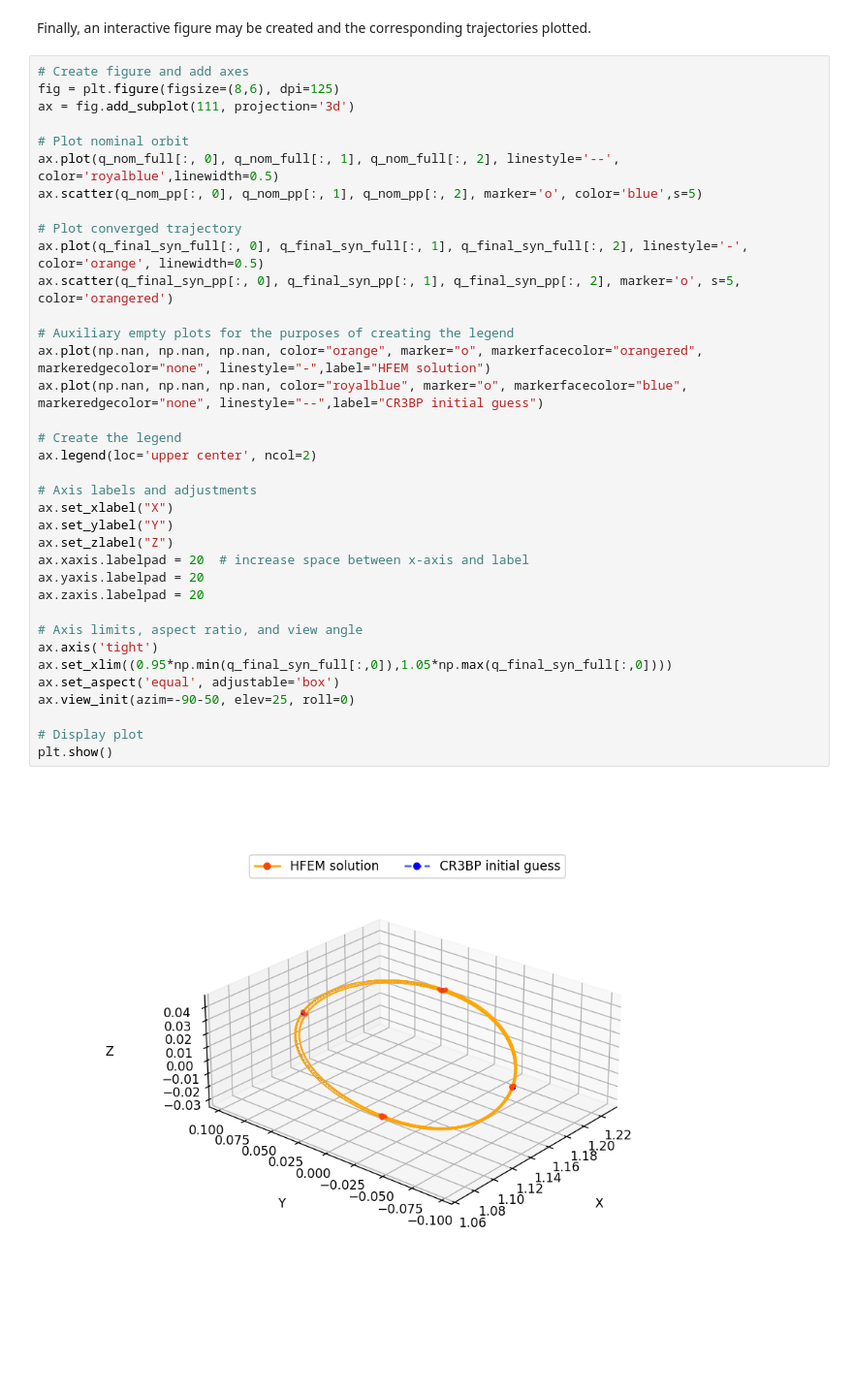
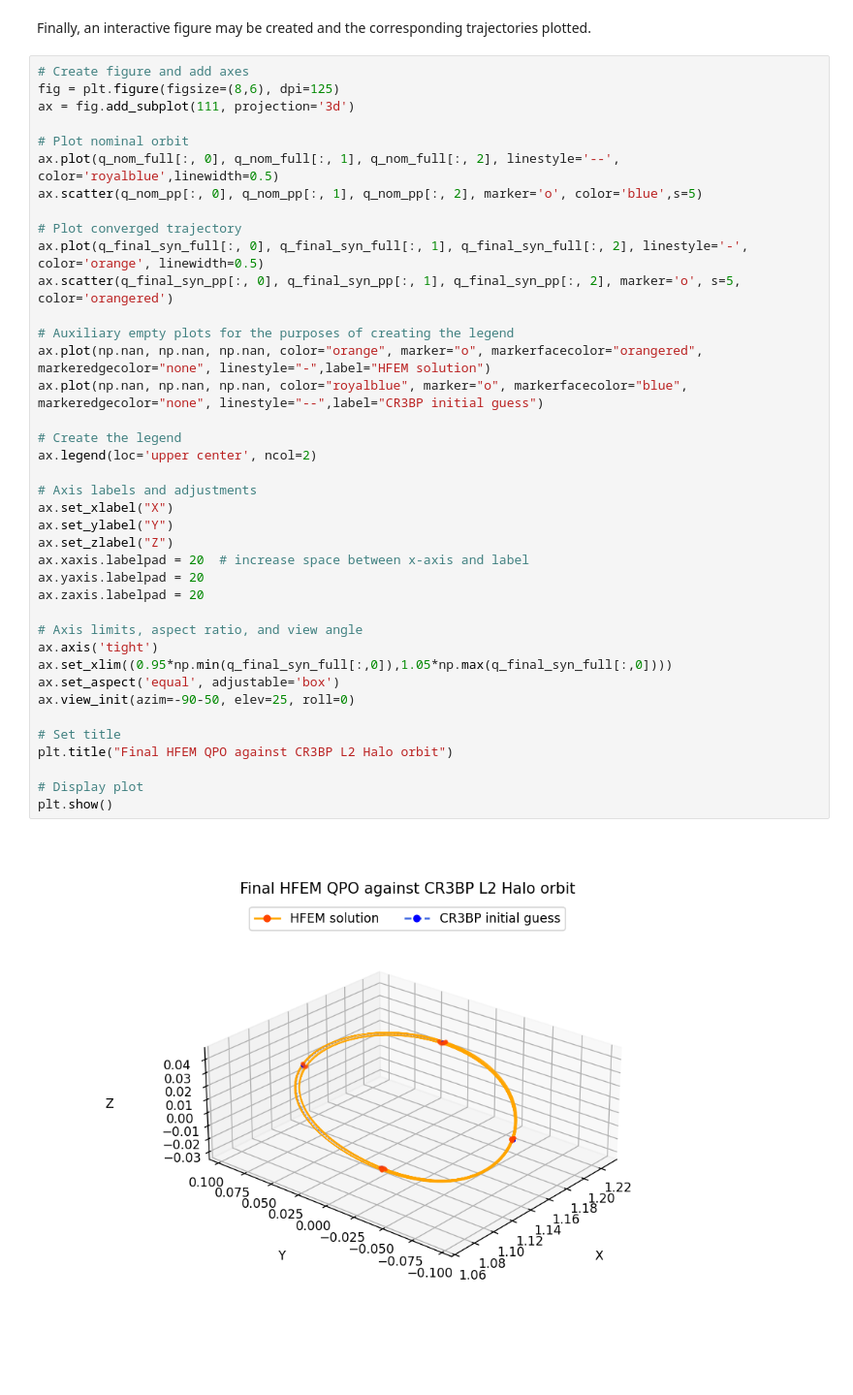
Before and after one commit to antonionunes12/LM_mwe, a Jupyter notebook: L2_Halo_QPO.ipynb, the cells around one changed output. Shown at 97% size. Drawn from its saved outputs; the diff is of its cells as text; blank space fills up the shorter version.

```diff
--- a/L2_Halo_QPO.ipynb
+++ b/L2_Halo_QPO.ipynb
@@ -680,31 +680,34 @@ ax.plot(q_nom_full[:, 0], q_nom_full[:, 1], q_nom_full[:, 2], linestyle='--', co
 ax.scatter(q_nom_pp[:, 0], q_nom_pp[:, 1], q_nom_pp[:, 2], marker='o', color='blue',s=5)
 
 # Plot converged trajectory
 ax.plot(q_final_syn_full[:, 0], q_final_syn_full[:, 1], q_final_syn_full[:, 2], linestyle='-', color='orange', linewidth=0.5)
 ax.scatter(q_final_syn_pp[:, 0], q_final_syn_pp[:, 1], q_final_syn_pp[:, 2], marker='o', s=5, color='orangered')
 
 # Auxiliary empty plots for the purposes of creating the legend
 ax.plot(np.nan, np.nan, np.nan, color="orange", marker="o", markerfacecolor="orangered", markeredgecolor="none", linestyle="-",label="HFEM solution")
 ax.plot(np.nan, np.nan, np.nan, color="royalblue", marker="o", markerfacecolor="blue", markeredgecolor="none", linestyle="--",label="CR3BP initial guess")
 
 # Create the legend
 ax.legend(loc='upper center', ncol=2)
 
 # Axis labels and adjustments
 ax.set_xlabel("X")
 ax.set_ylabel("Y")
 ax.set_zlabel("Z")
 ax.xaxis.labelpad = 20  # increase space between x-axis and label
 ax.yaxis.labelpad = 20
 ax.zaxis.labelpad = 20
 
 # Axis limits, aspect ratio, and view angle
 ax.axis('tight')
 ax.set_xlim((0.95*np.min(q_final_syn_full[:,0]),1.05*np.max(q_final_syn_full[:,0])))
 ax.set_aspect('equal', adjustable='box')
 ax.view_init(azim=-90-50, elev=25, roll=0)
 
+# Set title
+plt.title("Final HFEM QPO against CR3BP L2 Halo orbit")
+
 # Display plot
 plt.show()
 # %% [output]
-[figure, old version]
+[figure, new version]
```
Also changed, not shown: parts of 4 cells of this notebook, 5 other files.
